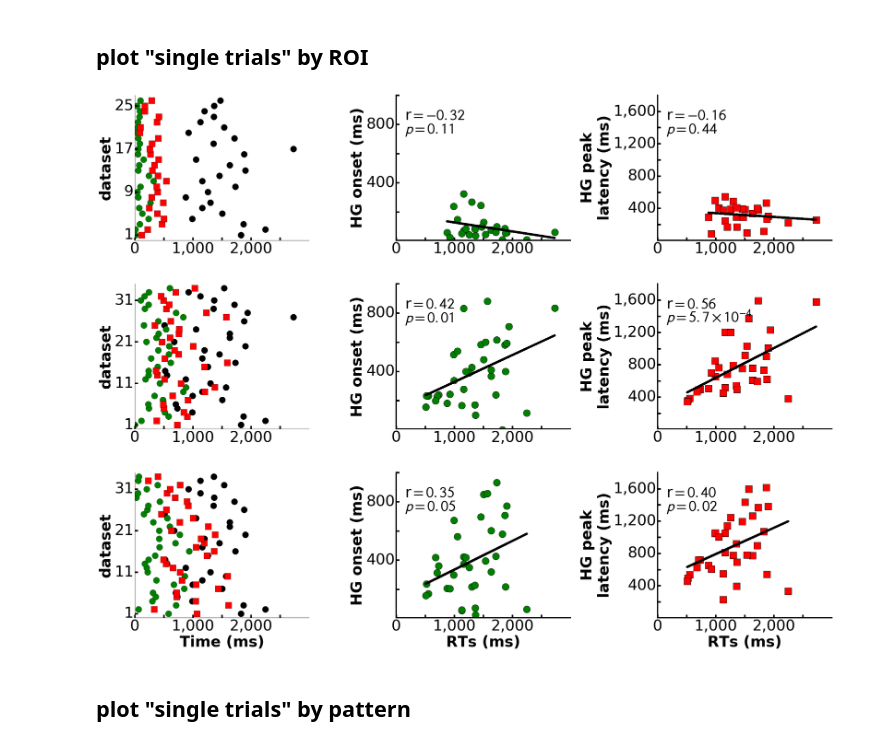
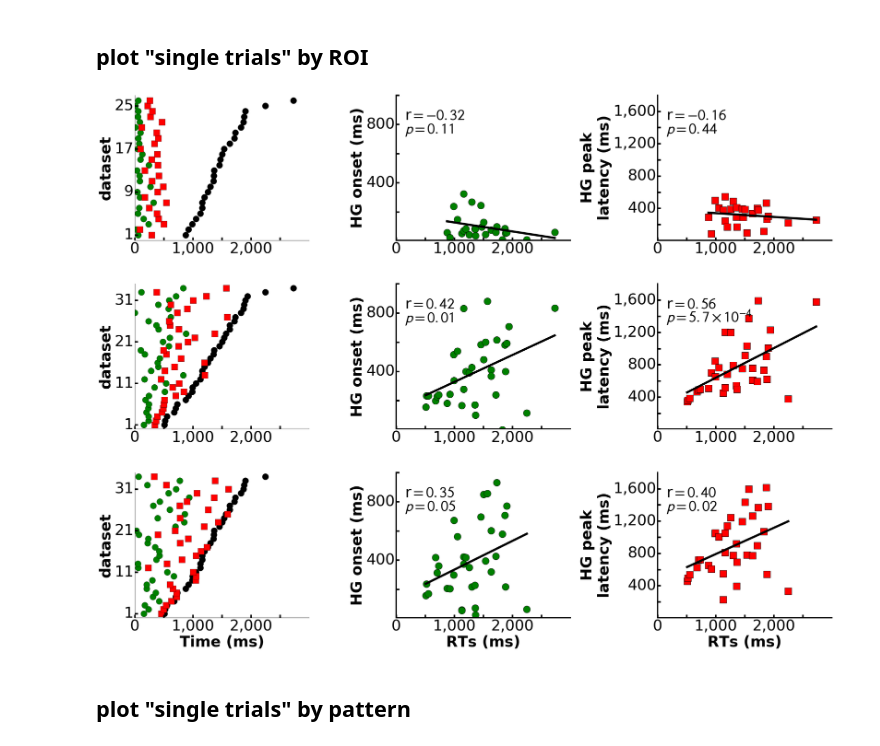
Before and after one commit to matarhaller/ECOGpy, a Jupyter notebook: notebooks/for_paper/2017/Supp4and10_LatencyOnsets_bydataset_singletrial.ipynb, the cells around one changed output. Cells and saved outputs as stored; diff of their text form; code cells hidden in the pictures.

```diff
--- a/notebooks/for_paper/2017/Supp4and10_LatencyOnsets_bydataset_singletrial.ipynb
+++ b/notebooks/for_paper/2017/Supp4and10_LatencyOnsets_bydataset_singletrial.ipynb
@@ -33,9 +33,13 @@ f, ax = plt.subplots(3,3, figsize = (40,30))
 
 for i, r in enumerate(['Sensory','PFC','Motor']):
 
+    rts = rts_data[r].dropna().values
+    idx = np.argsort(rts)
+    rts = rts[idx]
     onsets = onsets_data[r].dropna().values
-    rts = rts_data[r].dropna().values
+    onsets = onsets[idx]
     lats = lats_data[r].dropna().values
+    lats = lats[idx]
     num_datasets = onsets.shape[0]
 
     #single trials
@@ -111,34 +115,34 @@ for i, r in enumerate(['Sensory','PFC','Motor']):
     for a in range(1,3):
         ax[i,a].patch.set_facecolor('white')
         #ax[i,a].autoscale(tight=True)
         ax[i,a].spines['top'].set_visible(False)
         ax[i,a].spines['right'].set_visible(False)
         ax[i,a].spines['bottom'].set_linewidth(4)
         ax[i,a].spines['left'].set_linewidth(4)
         ax[i,a].get_xaxis().tick_bottom()
         ax[i,a].get_yaxis().tick_left()
         ax[i,a].xaxis.set_tick_params(labelsize = 48, length = 10, width = 5)
         ax[i,a].yaxis.set_tick_params(labelsize = 48, length = 10, width = 5)
         ax[i,a].set_xlim([0, 3000])
         ax[i,a].tick_params( axis='both', which = 'both', top = 'off', bottom = 'on', right = 'off', left = 'on')
         ax[i,a].spines['bottom'].set_bounds(0, 3000)
         ax[i,a].set_xticks(np.arange(0, 3000, 500))
         #ax[i,a].yaxis.set_major_locator(MaxNLocator(nbins=5)) # with 3 bins you will have 4 ticks
         #ax[-1,a].set_xlabel('RT (ms)',weight = 'bold', fontsize = 48)
         plt.setp(ax[i,a].get_xticklabels()[1::2], visible=False)
         plt.setp(ax[i,a].get_yticklabels()[1::2], visible=False)
         ax[i,a].set_ylim(bottom=5)
         ax[i,a].get_xaxis().set_major_formatter(matplotlib.ticker.FuncFormatter(lambda x, p: format(int(x), ',')))
         ax[i,a].get_yaxis().set_major_formatter(matplotlib.ticker.FuncFormatter(lambda x, p: format(int(x), ',')))
         ax[-1,a].set_xlabel('RTs (ms)', weight = 'bold', fontsize = 48)
 
 f.subplots_adjust(wspace = 0.5)
 f.subplots_adjust(hspace = 0.3)
 
 filename = os.path.join(savedir, 'Supp4_dataset_trials_byROI.png')
 f.savefig(filename, bbox_inches='tight', dpi = 150)
 # %% [output]
-[figure, old version]
+[figure, new version]
 # %% [markdown]
 ## plot "single trials" by pattern
 # %%
```
Also changed, not shown: parts of 1 cell of this notebook, 1 other file.
